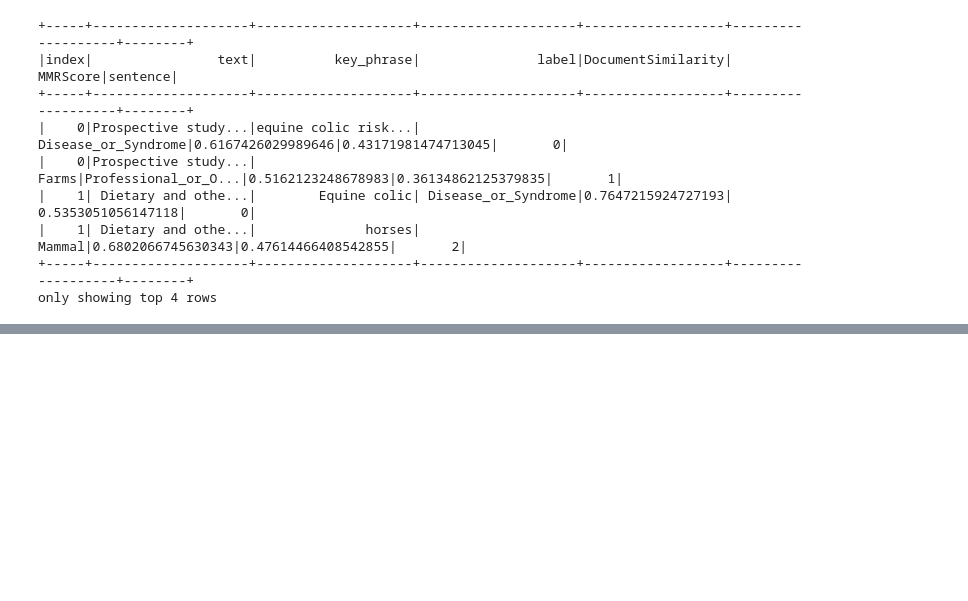
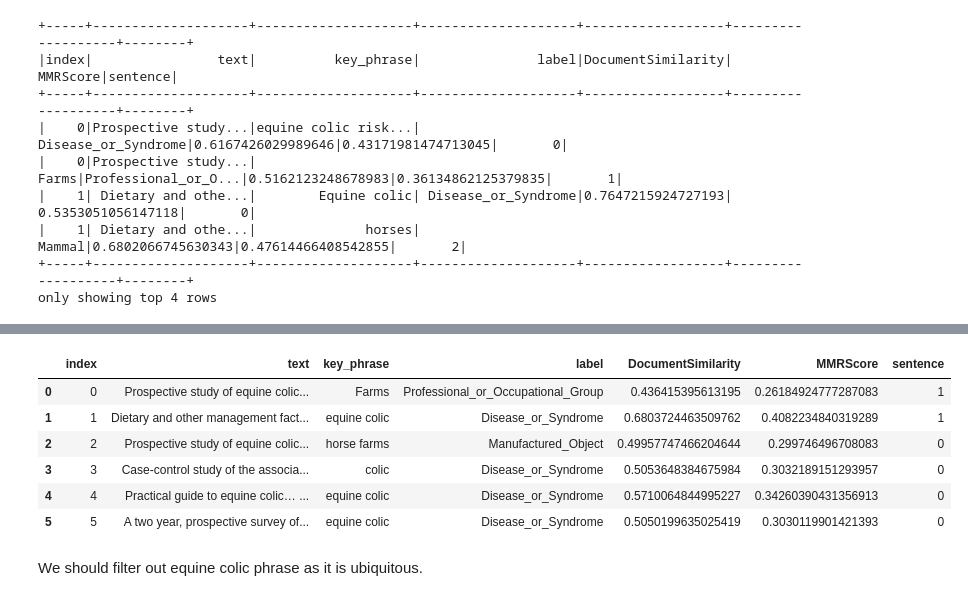
Before and after one commit to SolanaO/Healthcare_SparkNLP_Study, a Jupyter notebook: Healthcare_SparkNLP_Equine_Dataset_Study.ipynb, the cells around one changed output, grey strips where cells are left out. Cells and saved outputs as stored; diff of their text form; code cells hidden in the pictures; blank space fills up the shorter version.

```diff
--- a/Healthcare_SparkNLP_Equine_Dataset_Study.ipynb
+++ b/Healthcare_SparkNLP_Equine_Dataset_Study.ipynb
@@ -820,0 +750,18 @@ only showing top 20 rows
+# %%
+ner_key_phrase_extractor = ChunkKeyPhraseExtraction \
+    .pretrained()\
+    .setTopN(1) \
+    .setDocumentLevelProcessing(True) \
+    .setDivergence(.4)\
+    .setInputCols(["sentence", "ner_med_chunk"])\
+    .setOutputCol("ner_key_phrases")
+
+doc_phrase_pipeline = Pipeline(stages=[
+    document_assembler,
+    sentence_detector,
+    tokenizer,
+    word_embeddings,
+    med_ner,
+    ner_converter_1,
+    ner_key_phrase_extractor
+])
@@ -820,0 +800,14 @@ only showing top 20 rows
+# %%
+# Save as a pandas dataframe
+doc_df = doc_results_pds.toPandas()
+doc_df.head(6)
+# %% [output]
+|  | index | text | key_phrase | label | DocumentSimilarity | MMRScore | sentence |
+| 0 | 0 | Prospective study of equine colic... | Farms | Professional_or_Occupational_Group | 0.436415395613195 | 0.26184924777287083 | 1 |
+| 1 | 1 | Dietary and other management fact... | equine colic | Disease_or_Syndrome | 0.6803724463509762 | 0.4082234840319289 | 1 |
+| 2 | 2 | Prospective study of equine colic... | horse farms | Manufactured_Object | 0.49957747466204644 | 0.299746496708083 | 0 |
+| 3 | 3 | Case-control study of the associa... | colic | Disease_or_Syndrome | 0.5053648384675984 | 0.3032189151293957 | 0 |
+| 4 | 4 | Practical guide to equine colic… ... | equine colic | Disease_or_Syndrome | 0.5710064844995227 | 0.34260390431356913 | 0 |
+| 5 | 5 | A two year, prospective survey of... | equine colic | Disease_or_Syndrome | 0.5050199635025419 | 0.3030119901421393 | 0 |
+# %% [markdown]
+We should filter out equine colic phrase as it is ubiquitous.
```
Also changed, not shown: parts of 29 cells of this notebook, 2 other files.
